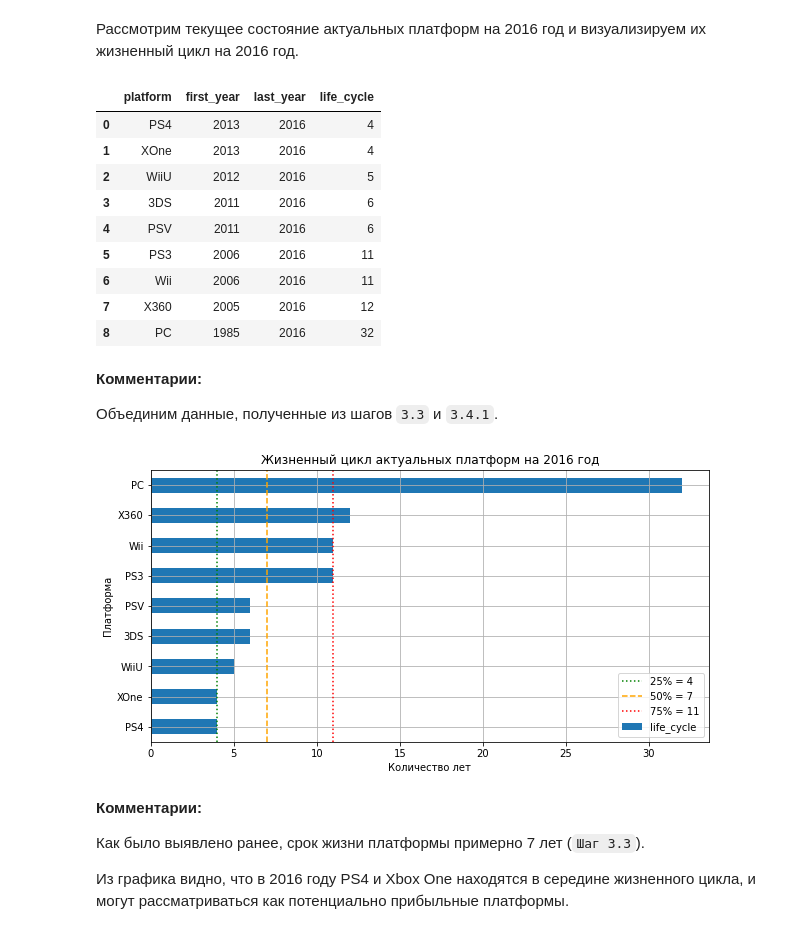
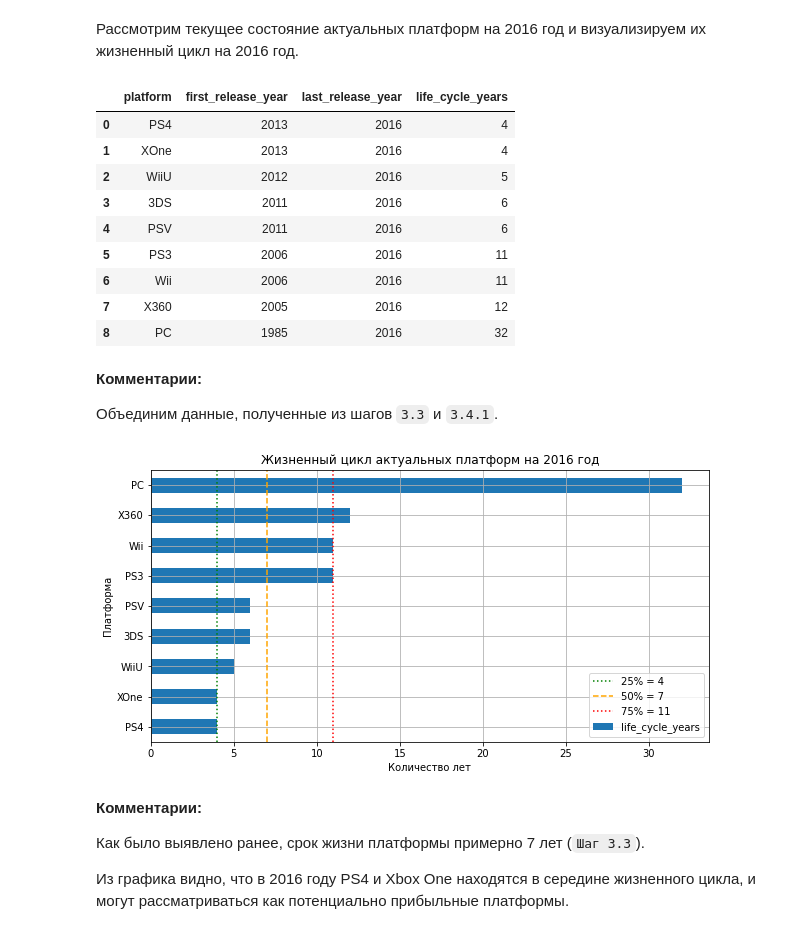
Before and after one commit to crumblinq/videogame-market-analysis, a Jupyter notebook: videogame_market_analysis.ipynb, the cells around one changed output. Drawn from its saved outputs; the diff is of its cells as text; code cells hidden in the pictures.

```diff
--- a/videogame_market_analysis.ipynb
+++ b/videogame_market_analysis.ipynb
@@ -629,9 +629,9 @@ platform_period = (
     .reset_index()
 )
 
-platform_period.columns = ['platform', 'first_year', 'last_year']
-platform_period['life_cycle'] = platform_period['last_year'] - platform_period['first_year'] + 1
-platform_period = platform_period.sort_values(['last_year', 'life_cycle'], ascending=[False, True]).reset_index(drop=True)
+platform_period.columns = ['platform', 'first_release_year', 'last_release_year']
+platform_period['life_cycle_years'] = platform_period['last_release_year'] - platform_period['first_release_year'] + 1
+platform_period = platform_period.sort_values(['last_release_year', 'life_cycle_years'], ascending=[False, True]).reset_index(drop=True)
 
 display(platform_period.head(10))
 # %% [output]
@@ -718,7 +718,7 @@ plt.show();
 # %%
 display(platform_period.head(9))
 # %% [output]
-|  | platform | first_year | last_year | life_cycle |
+|  | platform | first_release_year | last_release_year | life_cycle_years |
 | 0 | PS4 | 2013 | 2016 | 4 |
 | 1 | XOne | 2013 | 2016 | 4 |
 | 2 | WiiU | 2012 | 2016 | 5 |
@@ -734,30 +734,30 @@ display(platform_period.head(9))
 Объединим данные, полученные из шагов `3.3` и `3.4.1`.
 # %%
 ax = (
-    platform_period.loc[platform_period['last_year'] == 2016]
-    .sort_values('life_cycle')
+    platform_period.loc[platform_period['last_release_year'] == 2016]
+    .sort_values('life_cycle_years')
     .plot(
         x='platform',
-        y='life_cycle',
+        y='life_cycle_years',
         kind='barh',
         figsize=(10, 5),
         grid=True,
         legend=False
     )
 )
 
 ax.set_title('Жизненный цикл актуальных платформ на 2016 год')
 ax.set_xlabel('Количество лет')
 ax.set_ylabel('Платформа')
 
 ax.axvline(4, linestyle=':', color='green', label='25% = 4')
 ax.axvline(7, linestyle='--', color='orange', label='50% = 7')
 ax.axvline(11, linestyle=':', color='red', label='75% = 11')
 
 ax.legend()
 plt.show()
 # %% [output]
-[figure, old version]
+[figure, new version]
 # %% [markdown]
 **Комментарии:**
 
```
Also changed, not shown: parts of 24 cells of this notebook.
